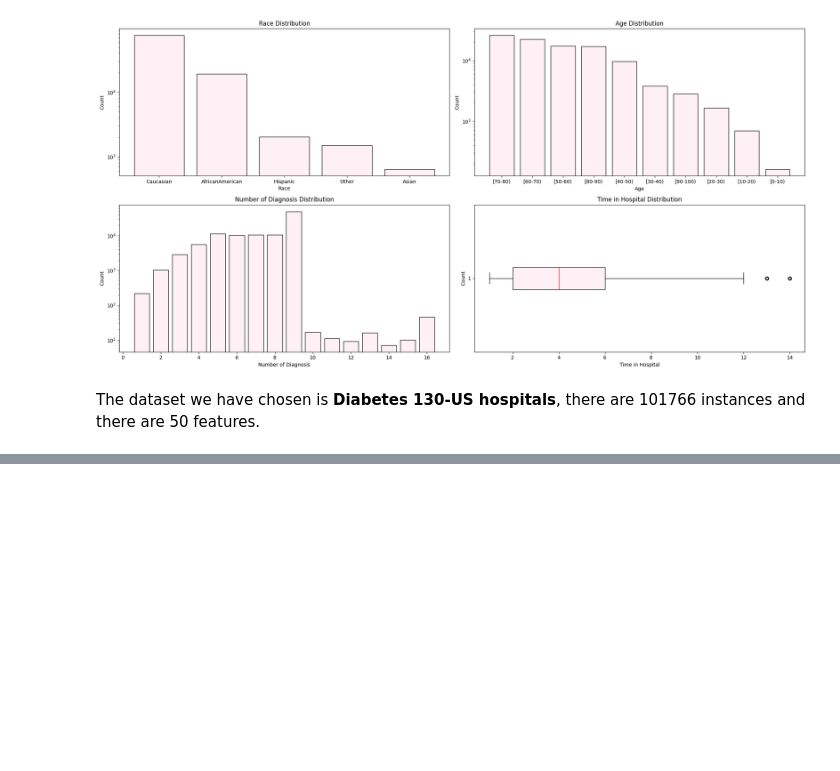
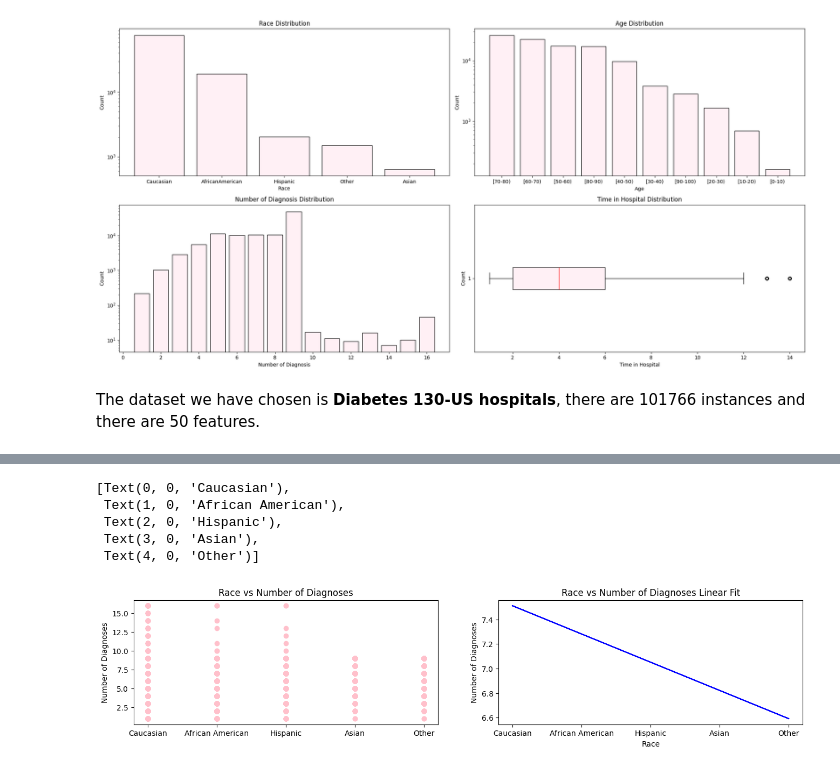
Before and after one commit to canidemen/cs178_ml, a Jupyter notebook: main.ipynb, the cells around one changed output, grey strips where cells are left out. Saved outputs shown, nothing was run; the diff lists cells and outputs as text; code cells hidden in the pictures; blank space fills up the shorter version.

```diff
--- a/main.ipynb
+++ b/main.ipynb
@@ -81,0 +125,51 @@ The dataset we have chosen is __Diabetes 130-US hospitals__, there are 101766 in
+# %%
+#Logreg Race
+figure,axes = plt.subplots(1,2,figsize=(16,3))
+
+codes = {"Caucasian" : 0, "AfricanAmerican" : 1, "Hispanic" : 2, "Asian" : 3, "Other" : 4}
+
+# no missing values in 'x_mapped'
+df_cleaned_race = df.dropna(subset=['race'])
+
+# Map race to numerical values
+x_mapped_cleaned = df_cleaned_race['race'].replace(codes)
+
+X = x_mapped_cleaned.values.reshape(-1, 1)  # Reshaping into (n_samples, n_features)
+y = df_cleaned_race['number_diagnoses']
+
+
+X_train, X_test, y_train, y_test = train_test_split(X, y, test_size=0.3, random_state=42)
+
+lr2 = LinearRegression()
+lr2.fit(X_train, y_train)
+
+#print(f"Coefficients: {lr2.coef_}")
+#print(f"Intercept: {lr2.intercept_}")
+
+yhat = lr2.predict(X_test)
+
+axes[0].scatter(X, y, color='pink')
+axes[1].set_xlabel('Race')
+axes[0].set_ylabel('Number of Diagnoses')
+axes[0].set_title('Race vs Number of Diagnoses')
+
+axes[1].plot(X_test, yhat, color='blue')
+axes[1].set_xlabel('Race')
+axes[1].set_ylabel('Number of Diagnoses')
+axes[1].set_title('Race vs Number of Diagnoses Linear Fit')
+
+x_ticks_codes = {"Caucasian" : 0, "African American" : 1, "Hispanic" : 2, "Asian" : 3, "Other" : 4}
+race_labels = list(x_ticks_codes.keys())  # ['Caucasian', 'AfricanAmerican', 'Hispanic', 'Asian', 'Other']
+
+axes[0].set_xticks(np.arange(len(race_labels)))  # set x-ticks positions to match the number of races
+axes[0].set_xticklabels(race_labels)
+
+axes[1].set_xticks(np.arange(len(race_labels)))
+axes[1].set_xticklabels(race_labels)
+# %% [output]
+[Text(0, 0, 'Caucasian'),
+ Text(1, 0, 'African American'),
+ Text(2, 0, 'Hispanic'),
+ Text(3, 0, 'Asian'),
+ Text(4, 0, 'Other')]
+[figure, added]
```
Also changed, not shown: parts of 4 cells of this notebook.
